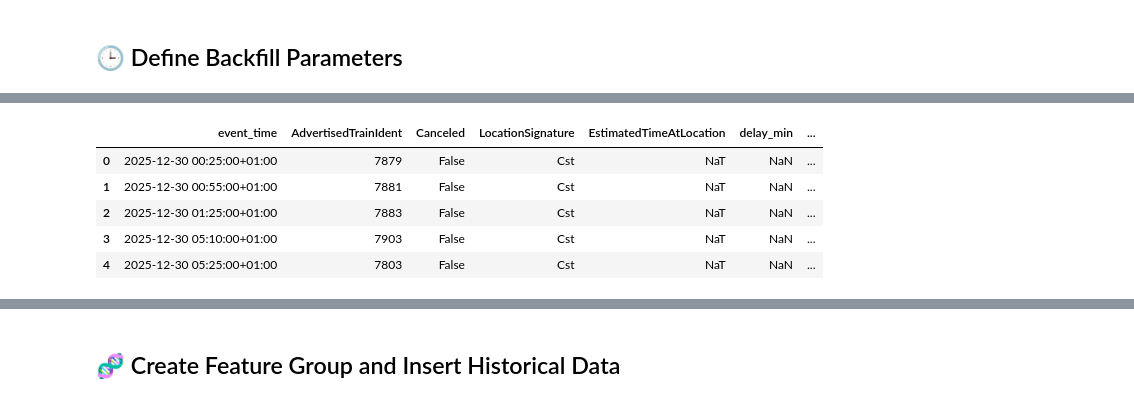
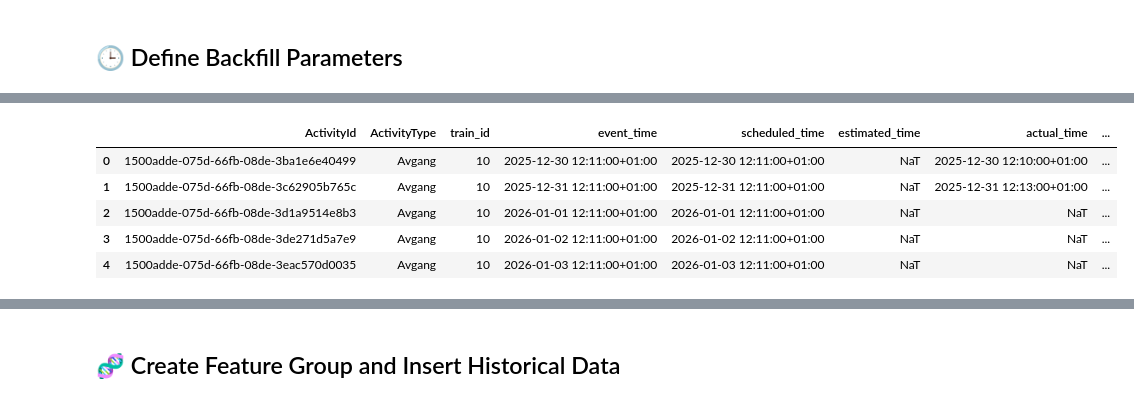
Before and after one commit to ololpol/Train_Delay_Predictor, a Jupyter notebook: 1_train_feature_backfill.ipynb, the cells around one changed output, grey strips where cells are left out. Saved outputs shown, nothing was run; the diff lists cells and outputs as text; code cells hidden in the pictures.

```diff
--- a/1_train_feature_backfill.ipynb
+++ b/1_train_feature_backfill.ipynb
@@ -164,70 +558,34 @@ Backfilling from 2025-12-03 15:25:39.999926 to 2026-01-02 15:25:39.999926 for 6
 # %%
-# Temporarily redefine fetch_announcements for debugging purposes within this cell.
-# This helps diagnose the '400 Bad Request' by printing the XML request and API response text.
-# Remember to re-run cell 2393ed3e if you want to revert to the original definition.
-def fetch_announcements(station_codes: list, start_time: datetime.datetime, end_time: datetime.datetime, api_key: str = API_KEY_TRAFIK) -> list:
-    start_str = start_time.strftime('%Y-%m-%dT%H:%M:%S')
-    end_str = end_time.strftime('%Y-%m-%dT%H:%M:%S')
+ops_df = fetch_train_announcements(
+    station_codes=station_codes,
+    start_time=start_time,
+    end_time=end_time,
+    window_hours=6,
+    limit=10000,
+)
 
-    # Construct the inner parts of the filters without the outer <FILTER> tags
-    time_filter_content = (
-        f'        <GT name="AdvertisedTimeAtLocation" value="{start_str}" />\n'
-        f'        <LT name="AdvertisedTimeAtLocation" value="{end_str}" />'
-    )
+print("ops rows:", len(ops_df))
+display(ops_df.head())
 
-    station_filter_content = '\n'.join(f'          <EQ name="LocationSignature" value="{code}" />' for code in station_codes)
+# Incidents (optional)
+msg_df = fetch_train_messages(start_time=start_time, end_time=end_time)
+print("messages rows:", len(msg_df))
 
-    # Combine them into a single FILTER block with an AND operator at the top level
-    final_filter_xml = (
-        '    <FILTER>\n'
-        '      <AND>\n'
-        f'{time_filter_content}\n'
-        '        <OR>\n'
-        f'{station_filter_content}\n'
-        '        </OR>\n'
-        '      </AND>\n'
-        '    </FILTER>'
-    )
+ops_df = join_train_messages(ops_df, msg_df)
 
-    include_fields = ['AdvertisedTrainIdent', 'AdvertisedTimeAtLocation', 'EstimatedTimeAtLocation', 'LocationSignature', 'Canceled']
+# Weather (optional; only last ~7 days coverage)
+weather_df = fetch_weather_observations_last7d(
+    start_time=max(start_time, end_time - dt.timedelta(days=7)),
+    end_time=end_time,
+)
+print("weather rows:", len(weather_df))
 
-    # Use the correctly formatted final_filter_xml
-    xml = build_request_xml(api_key=api_key, object_type='TrainAnnouncement', limit=1000, extra_filter_xml=final_filter_xml, include_fields=include_fields)
-    print("--- Generated XML Request (for debugging) ---")
-    print(xml)
-    print("---------------------------------------------")
-    try:
-        data = query_trafikverket(xml)
-        if 'RESPONSE' in data and 'RESULT' in data['RESPONSE'] and len(data['RESPONSE']['RESULT']) > 0 and 'TrainAnnouncement' in data['RESPONSE']['RESULT'][0]:
-            return data['RESPONSE']['RESULT'][0]['TrainAnnouncement']
-        else:
-            print('No TrainAnnouncement data returned or unexpected response structure.')
-            print(f"Full API response: {data}") # Print full response to debug
-            return []
-    except requests.exceptions.HTTPError as e:
-        print(f"HTTP Error occurred: {e}")
-        # Attempt to print the response body for more specific error details from Trafikverket
-        print(f"API Response Content: {e.response.text}")
-        raise # Re-raise the exception after printing details
-    except Exception as e:
-        print(f"An unexpected error occurred during API call: {e}")
-        raise # Re-raise other exceptions
+# NOTE: We do not hard-join weather here yet because weather datasets vary.
+# We keep weather_df as a separate artifact for now.
 
+# Labels
+df = add_labels(ops_df, horizon_min=HORIZON_MIN, delay_threshold_min=DELAY_THRESHOLD_MIN)
 
-records = fetch_announcements(station_codes, start_time, end_time)
-print(f'Fetched {len(records)} TrainAnnouncement records')
-
-df = records_to_dataframe(records)
-
-weather_rows = []
-reason_rows = []
-for _, row in df.iterrows():
-    weather_rows.append(fetch_weather_features(row['event_time'], row['LocationSignature']))
-    reason_rows.append(fetch_reason_code_features(row['AdvertisedTrainIdent'], row['event_time']))
-weather_df = pd.DataFrame(weather_rows)
-reason_df  = pd.DataFrame(reason_rows)
-df = pd.concat([df.reset_index(drop=True), weather_df, reason_df], axis=1)
-
-print('Example row with engineered features:')
-df.head()
+print("labeled rows:", len(df))
+display(df.head())
 # %% [output]
@@ -251,6 +593,6 @@ Example row with engineered features:
-|  | event_time | AdvertisedTrainIdent | Canceled | LocationSignature | EstimatedTimeAtLocation | delay_min | ... |
-| 0 | 2025-12-30 00:25:00+01:00 | 7879 | False | Cst | NaT | NaN | ... |
-| 1 | 2025-12-30 00:55:00+01:00 | 7881 | False | Cst | NaT | NaN | ... |
-| 2 | 2025-12-30 01:25:00+01:00 | 7883 | False | Cst | NaT | NaN | ... |
-| 3 | 2025-12-30 05:10:00+01:00 | 7903 | False | Cst | NaT | NaN | ... |
-| 4 | 2025-12-30 05:25:00+01:00 | 7803 | False | Cst | NaT | NaN | ... |
+|  | ActivityId | ActivityType | train_id | event_time | scheduled_time | estimated_time | actual_time | ... |
+| 0 | 1500adde-075d-66fb-08de-3ba1e6e40499 | Avgang | 10 | 2025-12-30 12:11:00+01:00 | 2025-12-30 12:11:00+01:00 | NaT | 2025-12-30 12:10:00+01:00 | ... |
+| 1 | 1500adde-075d-66fb-08de-3c62905b765c | Avgang | 10 | 2025-12-31 12:11:00+01:00 | 2025-12-31 12:11:00+01:00 | NaT | 2025-12-31 12:13:00+01:00 | ... |
+| 2 | 1500adde-075d-66fb-08de-3d1a9514e8b3 | Avgang | 10 | 2026-01-01 12:11:00+01:00 | 2026-01-01 12:11:00+01:00 | NaT | NaT | ... |
+| 3 | 1500adde-075d-66fb-08de-3de271d5a7e9 | Avgang | 10 | 2026-01-02 12:11:00+01:00 | 2026-01-02 12:11:00+01:00 | NaT | NaT | ... |
+| 4 | 1500adde-075d-66fb-08de-3eac570d0035 | Avgang | 10 | 2026-01-03 12:11:00+01:00 | 2026-01-03 12:11:00+01:00 | NaT | NaT | ... |
```
Also changed, not shown: parts of 13 cells of this notebook.
